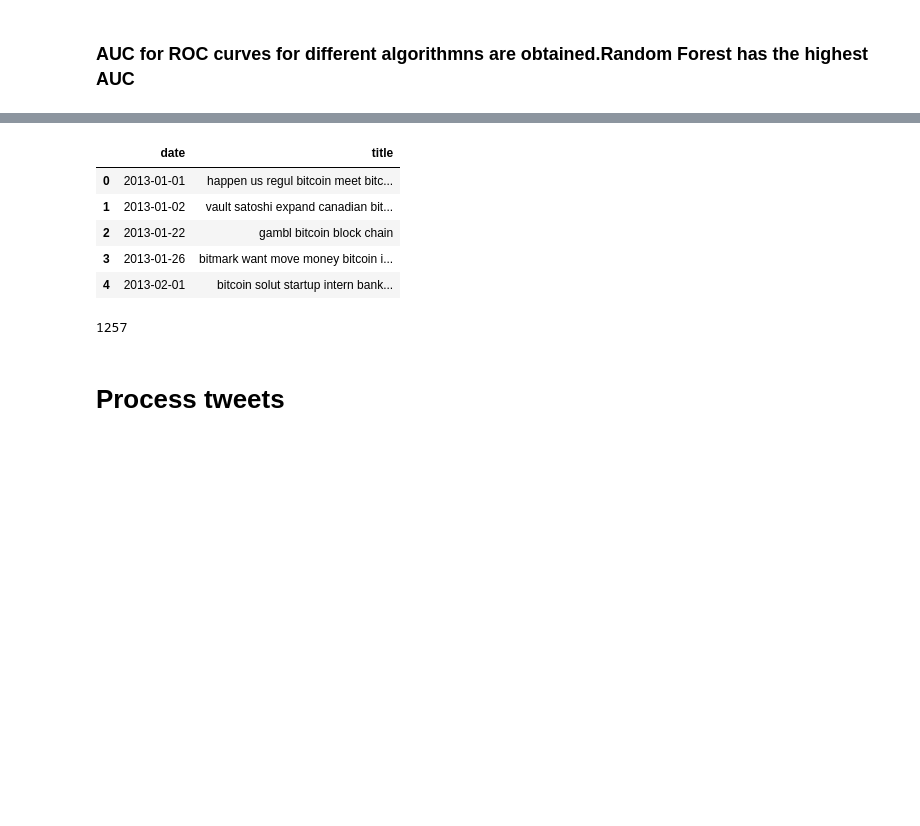
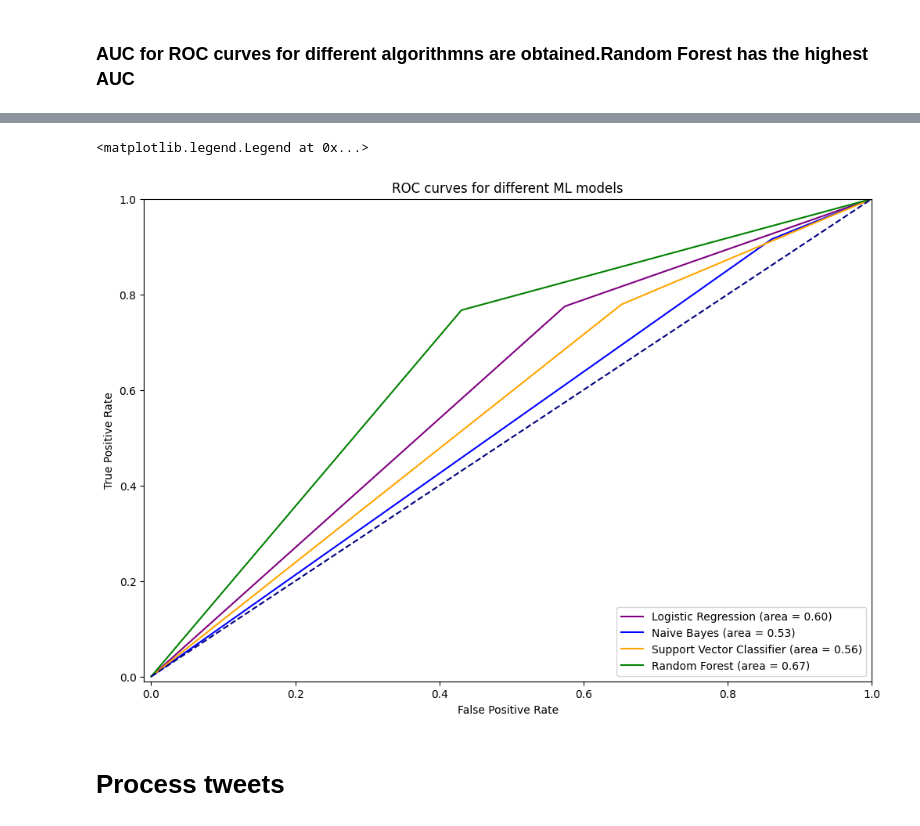
Before and after one commit to kaysho/MSc-Thesis, a Jupyter notebook: Multi_Modal_Model.ipynb, the cells around one changed output, grey strips where cells are left out. Saved outputs shown, nothing was run; the diff lists cells and outputs as text; code cells hidden in the pictures; blank space fills up the shorter version.

```diff
--- a/Multi_Modal_Model.ipynb
+++ b/Multi_Modal_Model.ipynb
@@ -534,3 +536,3 @@ def roc_curves(model_name,y_test, y_pred):
 # %%
-AUC_logistic = roc_curves("Logistic regression",y_test,y_pred_logistic)
+fpr_logistic, tpr_logistic,auc_logistic = roc_curves("Logistic regression",y_test,y_pred_logistic)
 # %% [output]
@@ -538,3 +540,3 @@ AUC for Logistic regression 0.5
 # %%
-AUC_gnb = roc_curves("Gaussian",y_test,y_pred_gnb)
+fpr_gnb, tpr_gnb, auc_gnb = roc_curves("Gaussian",y_test,y_pred_gnb)
 # %% [output]
@@ -542,3 +544,3 @@ AUC for Gaussian 0.4954954954954955
 # %%
-AUC_svc = roc_curves("SVC",y_test,y_pred_svc)
+fpr_svc,tpr_svc,auc_svc = roc_curves("SVC",y_test,y_pred_svc)
 # %% [output]
@@ -546,3 +548,3 @@ AUC for SVC 0.5
 # %%
-AUC_rf = roc_curves("RF",y_test,y_pred_rf)
+fpr_rf,tpr_rf,auc_rf = roc_curves("RF",y_test,y_pred_rf)
 # %% [output]
@@ -929,9 +551,0 @@ len(news)
-# %%
-news.head()
-# %% [output]
-|  | date | title |
-| 0 | 2013-01-01 | happen us regul bitcoin meet bitc... |
-| 1 | 2013-01-02 | vault satoshi expand canadian bit... |
-| 2 | 2013-01-22 | gambl bitcoin block chain |
-| 3 | 2013-01-26 | bitmark want move money bitcoin i... |
-| 4 | 2013-02-01 | bitcoin solut startup intern bank... |
@@ -945,7 +552,31 @@ news_price = news_price.dropna()
-# %%
-len(news_price)
-# %% [output]
-1257
+# %%
+plt.figure(figsize=(12, 8))
+
+plt.plot(fpr_logistic, tpr_logistic, color = 'purple',
+         label = 'Logistic Regression (area = %0.2f)' % auc_logistic)
+
+plt.plot(fpr_gnb, tpr_gnb, color = 'blue',
+         label = 'Naive Bayes (area = %0.2f)' % auc_gnb)
+
+plt.plot(fpr_svc, tpr_svc, color = 'orange',
+         label = 'Support Vector Classifier (area = %0.2f)' % auc_svc)
+
+plt.plot(fpr_rf, tpr_rf, color = 'green',
+         label = 'Random Forest (area = %0.2f)' % auc_rf)
+
+plt.plot([0, 1], [0, 1], color = 'navy', linestyle = '--')
+
+plt.xlim([-0.01, 1.0])
+plt.ylim([-0.01, 1.0])
+
+plt.xlabel('False Positive Rate')
+plt.ylabel('True Positive Rate')
+
+plt.title('ROC curves for different ML models')
+plt.legend(loc = 'lower right')
+# %% [output]
+<matplotlib.legend.Legend at 0x...>
+[figure, added]
 # %% [markdown]
 # Process tweets
 # %%
```
Also changed, not shown: parts of 68 cells of this notebook, 1 other file.
